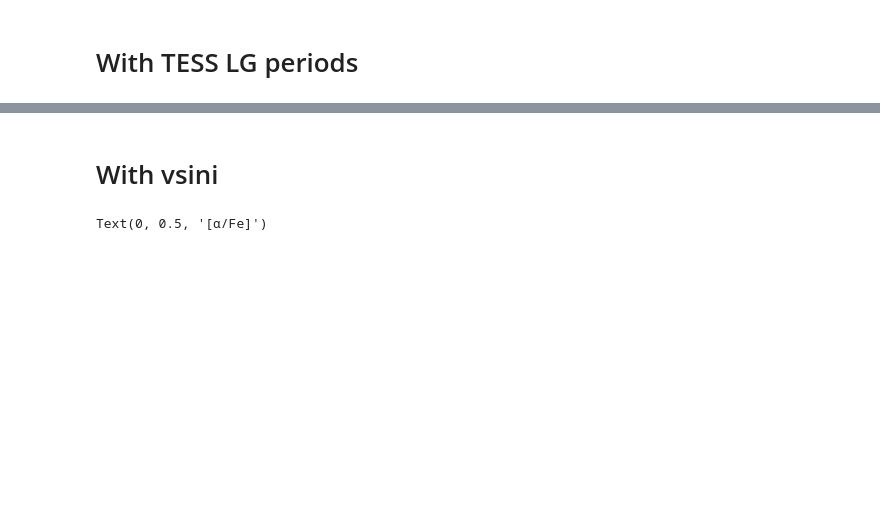
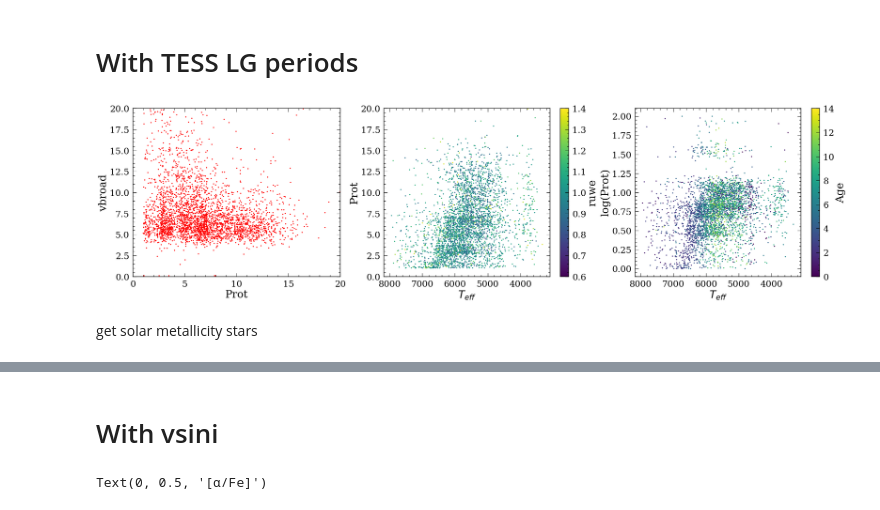
Before and after one commit to lyx12311/RotationScatter, a Jupyter notebook: ImpNB/GALAH.ipynb, the cells around one changed output, grey strips where cells are left out. Drawn from its saved outputs; the diff is of its cells as text; code cells hidden in the pictures; blank space fills up the shorter version.

Commit message:
new figures

```diff
--- a/ImpNB/GALAH.ipynb
+++ b/ImpNB/GALAH.ipynb
@@ -17,3 +17,39 @@ tessgalah=pd.read_pickle('../Data/tess_galah.pkl')
 tessgalah=pd.merge(tessgalah,TESSProt,left_on='TICID',right_on='TICs',how='inner')
 tessgalah=pd.merge(tessgalah[['sobject_id','LG_Prot','Rvar','LG_peak']],galah,left_on='sobject_id',
                    right_on='sobject_id',how='inner')
+# %%
+plt.figure(figsize=(30,8))
+plt.subplot(1,3,1)
+plt.scatter(tessgalah['LG_Prot'],tessgalah['vbroad'],s=5,c='r')
+plt.xlabel('Prot')
+plt.ylabel('vbroad')
+plt.xlim([0,20])
+plt.ylim([0,20])
+
+####### color by ruwe
+plt.subplot(1,3,2)
+tessgalah=tessgalah.loc[tessgalah['ruwe']<1.4]
+plt.scatter(tessgalah['teff'],tessgalah['LG_Prot'],s=5,c=tessgalah['ruwe'],vmin=0.6,vmax=1.4)
+
+plt.xlabel('$T_{eff}$')
+plt.ylabel('Prot')
+plt.gca().invert_xaxis()
+plt.ylim([0,20])
+
+cb=plt.colorbar()
+cb.set_label('ruwe')
+
+####### color by ages
+plt.subplot(1,3,3)
+plt.scatter(tessgalah['teff'],np.log10(tessgalah['LG_Prot']),s=5,c=tessgalah['age_bstep'],vmin=0,vmax=14)
+plt.xlabel('$T_{eff}$')
+plt.ylabel('log(Prot)')
+plt.gca().invert_xaxis()
+#plt.ylim([0,20])
+
+cb=plt.colorbar()
+cb.set_label('Age')
+
+plt.tight_layout()
+# %% [output]
+[figure, added]
@@ -20,3 +60,5 @@ tessgalah=pd.merge(tessgalah[['sobject_id','LG_Prot','Rvar','LG_peak']],galah,le
+# %% [markdown]
+get solar metallicity stars
 # %%
 galah_solar=tessgalah.loc[abs(tessgalah['fe_h'])<0.05]
 # %%
```
Also changed, not shown: parts of 22 cells of this notebook, 3 other files.
